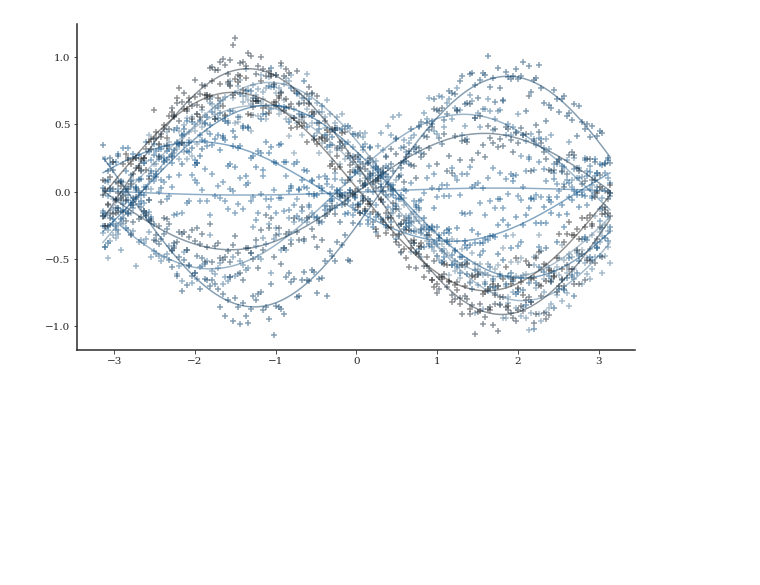
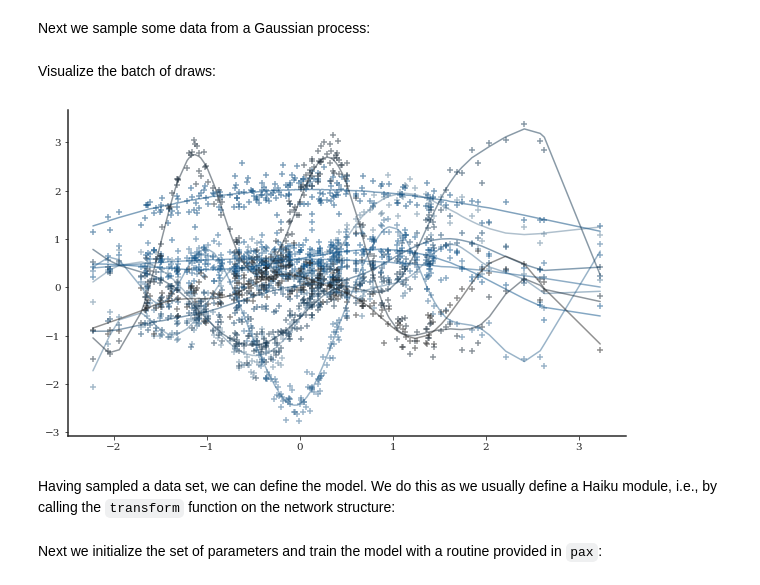
Before and after one commit to ramsey-devs/ramsey, a Jupyter notebook: docs/notebooks/neural_process.ipynb, the cells around one changed output. Saved outputs shown, nothing was run; the diff lists cells and outputs as text; code cells hidden in the pictures; blank space fills up the shorter version.

```diff
--- a/docs/notebooks/neural_process.ipynb
+++ b/docs/notebooks/neural_process.ipynb
@@ -25,24 +24,31 @@ key = random.PRNGKey(12)
+# %% [markdown]
+Next we sample some data from a Gaussian process:
 # %%
+key = random.PRNGKey(12)
 key, sample_key = random.split(key, 2)
 
-(x_target, y_target), f_target = sample_from_sinus_function(
+(x_target, y_target), f_target = sample_from_gaussian_process(
     sample_key,
     batch_size=10,
     num_observations=200
 )
+# %% [markdown]
+Visualize the batch of draws:
 # %%
 cols = palettes.discrete_sequential_colors(10)
 
 _, ax = plt.subplots(figsize=(10, 6))
-for i in range(10):
+for i in range(x_target.shape[1]):
     x = np.squeeze(x_target[i, :, :])
     y = np.squeeze(y_target[i, :, :])
     f = np.squeeze(f_target[i, :, :])
     idxs = np.argsort(x)
     ax.plot(x[idxs], f[idxs], color=cols[i], alpha=0.5)
     ax.scatter(x[idxs], y[idxs], marker="+", color=cols[i], alpha=0.5)
 plt.show()
 # %% [output]
-[figure, old version]
+[figure, new version]
+# %% [markdown]
+Having sampled a data set, we can define the model. We do this as we usually define a Haiku module, i.e., by calling the `transform` function on the network structure:
 # %%
 def neural_process(**kwargs):
@@ -57,3 +62,5 @@ def neural_process(**kwargs):
 neural_process = hk.transform(neural_process)
+# %% [markdown]
+Next we initialize the set of parameters and train the model with a routine provided in `pax`:
 # %%
 key, init_key = random.split(key)
```
Also changed, not shown: parts of 9 cells of this notebook, 19 other files.
